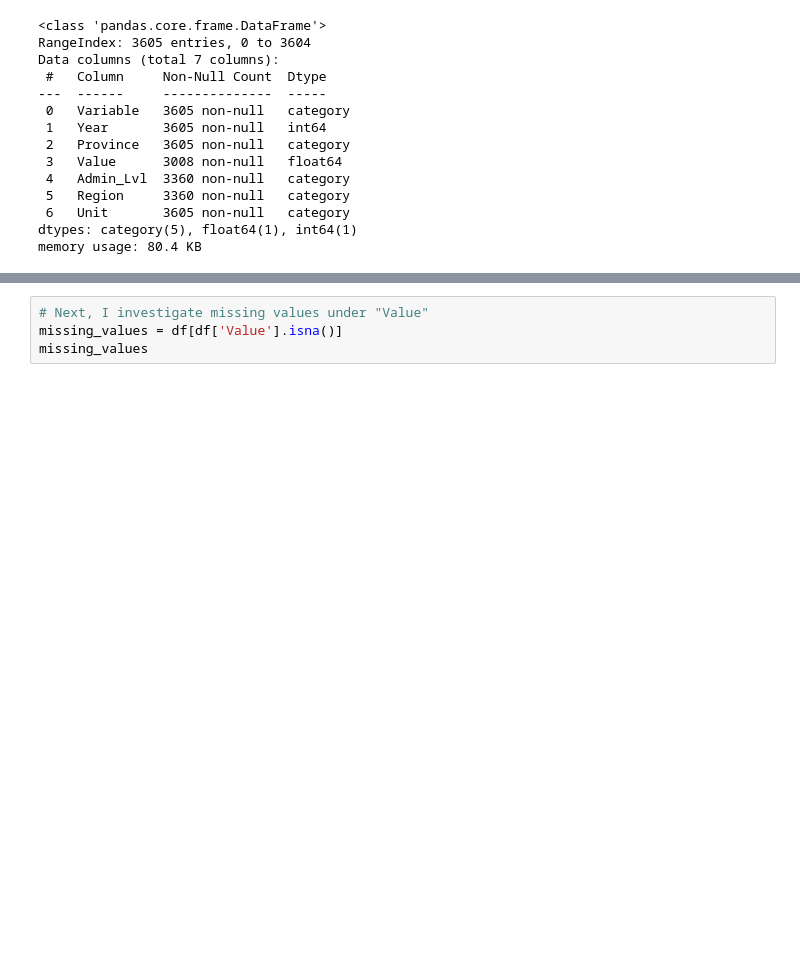
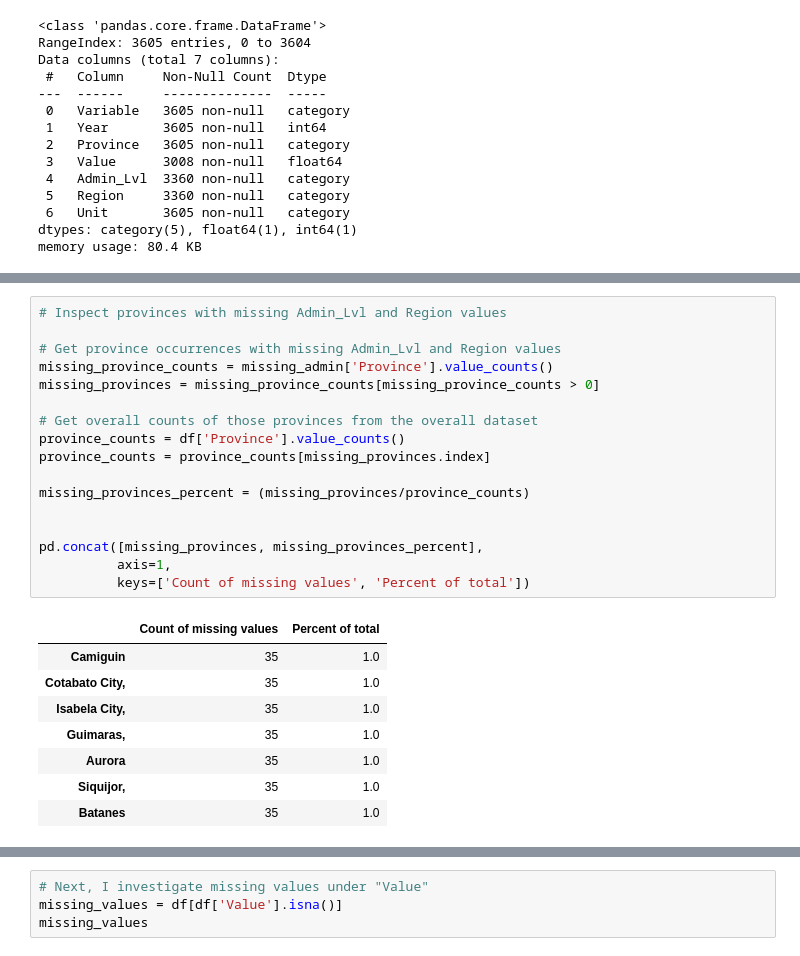
Before and after one commit to IrishMorales/ph-poverty-statistics, a Jupyter notebook: ph-poverty-statistics.ipynb, the cells around one changed output, grey strips where cells are left out. Drawn from its saved outputs; the diff is of its cells as text; blank space fills up the shorter version.

```diff
--- a/ph-poverty-statistics.ipynb
+++ b/ph-poverty-statistics.ipynb
@@ -251,0 +251,26 @@ Are all missing Admin_Lvl values also missing from Region values?: True
+# %%
+# Inspect provinces with missing Admin_Lvl and Region values
+
+# Get province occurrences with missing Admin_Lvl and Region values
+missing_province_counts = missing_admin['Province'].value_counts()
+missing_provinces = missing_province_counts[missing_province_counts > 0]
+
+# Get overall counts of those provinces from the overall dataset
+province_counts = df['Province'].value_counts()
+province_counts = province_counts[missing_provinces.index]
+
+missing_provinces_percent = (missing_provinces/province_counts)
+
+
+pd.concat([missing_provinces, missing_provinces_percent],
+          axis=1,
+          keys=['Count of missing values', 'Percent of total'])
+# %% [output]
+|  | Count of missing values | Percent of total |
+| Camiguin | 35 | 1.0 |
+| Cotabato City, | 35 | 1.0 |
+| Isabela City, | 35 | 1.0 |
+| Guimaras, | 35 | 1.0 |
+| Aurora | 35 | 1.0 |
+| Siquijor, | 35 | 1.0 |
+| Batanes | 35 | 1.0 |
```
Also changed, not shown: parts of 15 cells of this notebook.
